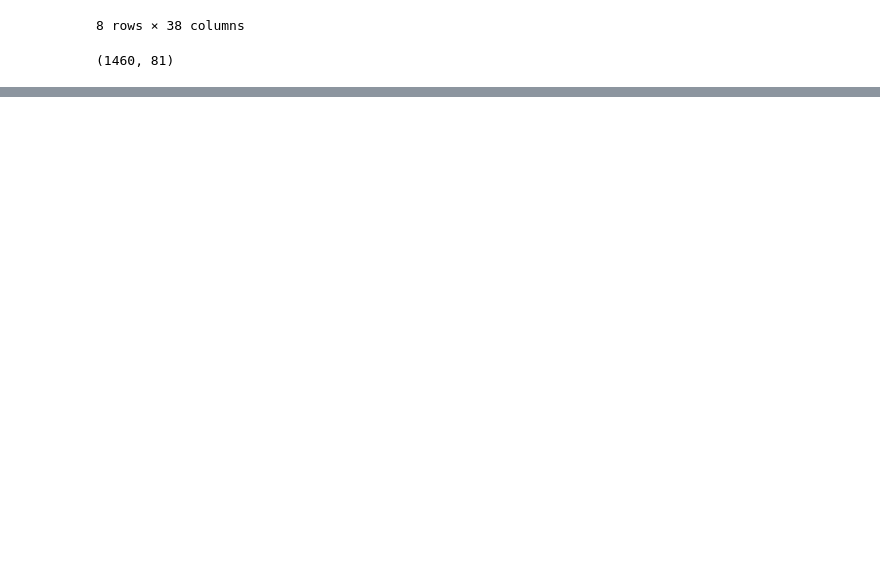
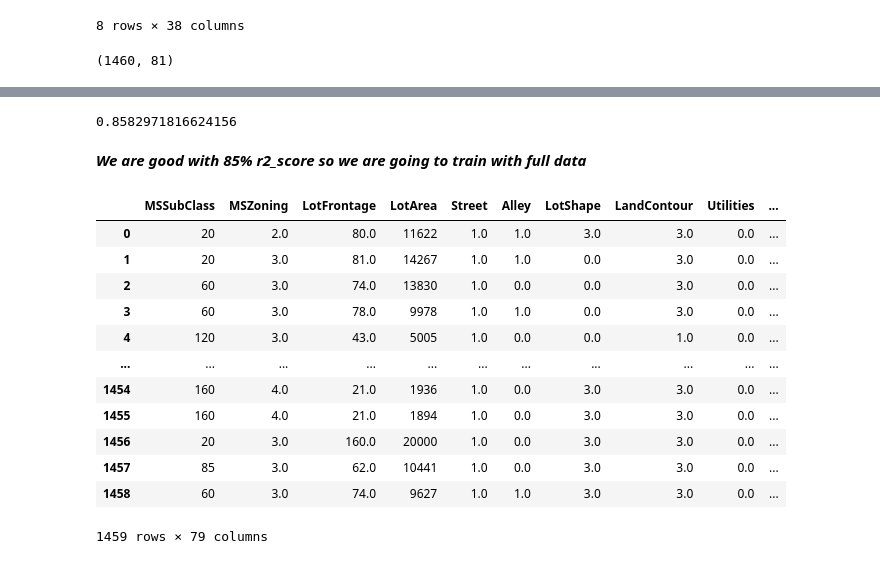
Before and after one commit to kristijanpetronijevic/kaggle_house_prices, a Jupyter notebook: train.ipynb, the cells around one changed output, grey strips where cells are left out. Drawn from its saved outputs; the diff is of its cells as text; code cells hidden in the pictures; blank space fills up the shorter version.

```diff
--- a/train.ipynb
+++ b/train.ipynb
@@ -388,0 +38,9 @@ real_set
+# %%
+def fillNa(data_frame):
+    for column in data_frame.columns:
+        if data_frame[column].isnull().sum() > 0:
+            existing_values = data_frame[column].dropna()
+            value_distribution = existing_values.value_counts(normalize=True)
+            missing_count = data_frame[column].isnull().sum()
+            new_values = np.random.choice(value_distribution.index, size=missing_count, p=value_distribution.values)
+            data_frame.loc[data_frame[column].isnull(), column] = new_values
@@ -388,0 +143,6 @@ real_set
+# %%
+test(y_test, model.predict(X_test))
+# %% [output]
+0.8582971816624156
+# %% [markdown]
+***We are good with 85% r2_score so we are going to train with full data***
@@ -388,0 +153,21 @@ real_set
+# %%
+test_set = pd.read_csv('./test.csv')
+id1 = test_set['Id']
+test_set.drop('Id', axis = 1, inplace = True)
+fillNa(test_set)
+encode(test_set)
+test_set
+# %% [output]
+|  | MSSubClass | MSZoning | LotFrontage | LotArea | Street | Alley | LotShape | LandContour | Utilities | ... |
+| 0 | 20 | 2.0 | 80.0 | 11622 | 1.0 | 1.0 | 3.0 | 3.0 | 0.0 | ... |
+| 1 | 20 | 3.0 | 81.0 | 14267 | 1.0 | 1.0 | 0.0 | 3.0 | 0.0 | ... |
+| 2 | 60 | 3.0 | 74.0 | 13830 | 1.0 | 0.0 | 0.0 | 3.0 | 0.0 | ... |
+| 3 | 60 | 3.0 | 78.0 | 9978 | 1.0 | 1.0 | 0.0 | 3.0 | 0.0 | ... |
+| 4 | 120 | 3.0 | 43.0 | 5005 | 1.0 | 0.0 | 0.0 | 1.0 | 0.0 | ... |
+| ... | ... | ... | ... | ... | ... | ... | ... | ... | ... | ... |
+| 1454 | 160 | 4.0 | 21.0 | 1936 | 1.0 | 0.0 | 3.0 | 3.0 | 0.0 | ... |
+| 1455 | 160 | 4.0 | 21.0 | 1894 | 1.0 | 0.0 | 3.0 | 3.0 | 0.0 | ... |
+| 1456 | 20 | 3.0 | 160.0 | 20000 | 1.0 | 0.0 | 3.0 | 3.0 | 0.0 | ... |
+| 1457 | 85 | 3.0 | 62.0 | 10441 | 1.0 | 0.0 | 3.0 | 3.0 | 0.0 | ... |
+| 1458 | 60 | 3.0 | 74.0 | 9627 | 1.0 | 1.0 | 3.0 | 3.0 | 0.0 | ... |
+1459 rows × 79 columns
```
Also changed, not shown: parts of 66 cells of this notebook.
